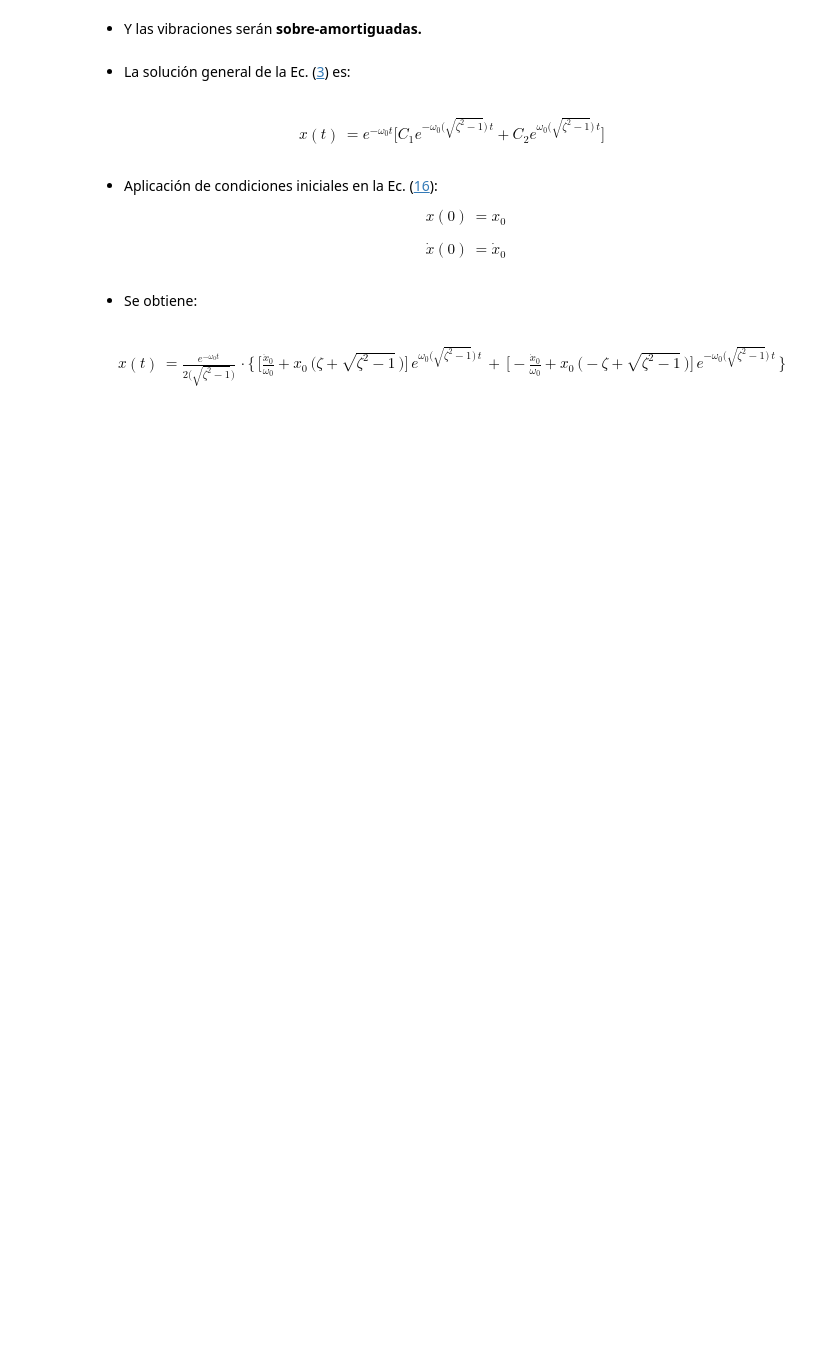
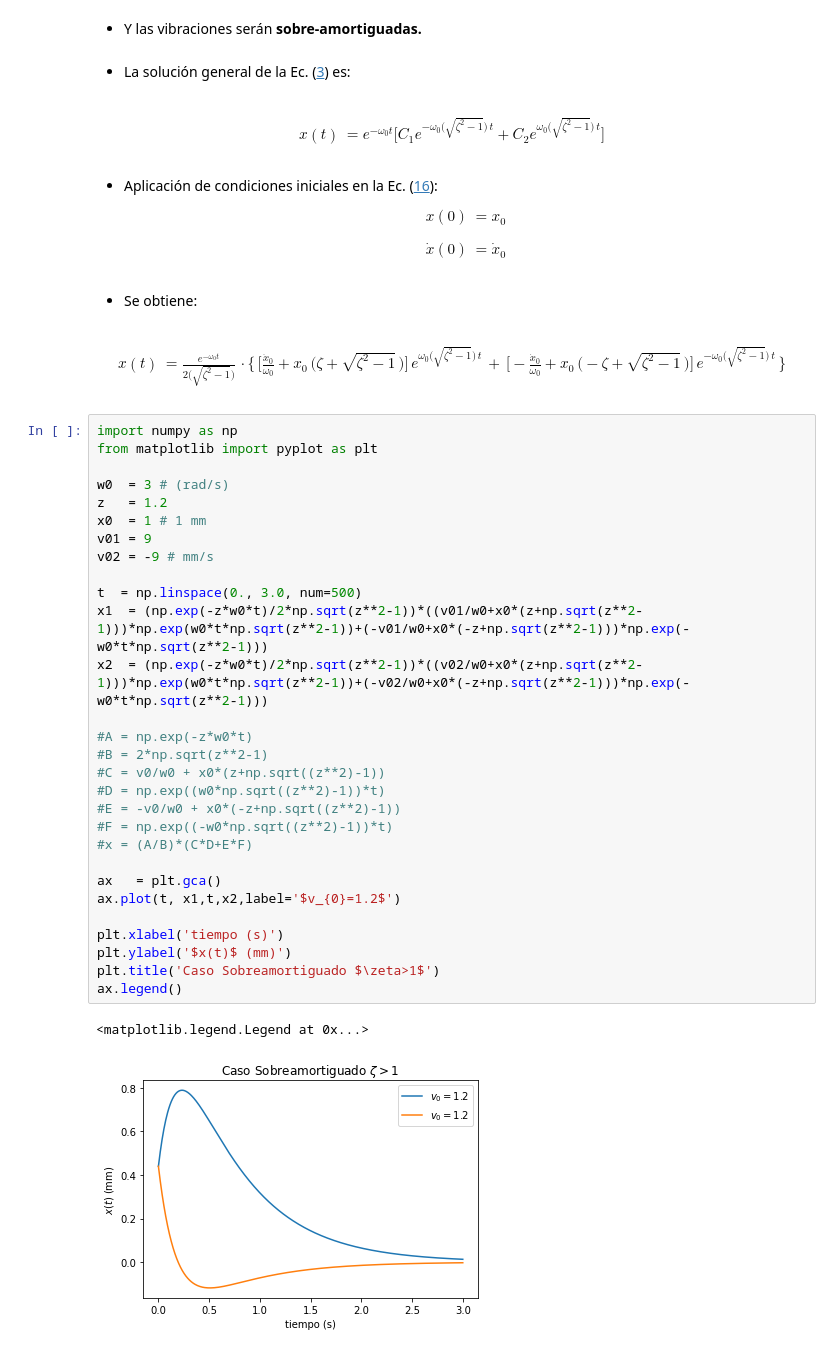
Before and after one commit to rafaelphayde/acus125-RafaelP-DanielaN, a Jupyter notebook: Tarea 2 - ACUS125 - Daniela Narvaez y Rafael Penailillo.ipynb, the cells around one changed output. Saved outputs shown, nothing was run; the diff lists cells and outputs as text; blank space fills up the shorter version.

```diff
--- a/Tarea 2 - ACUS125 - Daniela Narvaez y Rafael Penailillo.ipynb
+++ b/Tarea 2 - ACUS125 - Daniela Narvaez y Rafael Penailillo.ipynb
@@ -204,3 +324,35 @@ x(0)&=x_{0}
 x(t)&=\frac{e^{-\omega_{0}t}}{2\big(\sqrt{\zeta^{2}-1}\big)}\,\cdot\bigg\{\,\bigg[\frac{\dot{x}_{0}}{\omega_{0}}+x_{0}\,\big(\zeta+\sqrt{\zeta^{2}-1}\,\big)\bigg]\,e^{\omega_{0}\big(\sqrt{\zeta^{2}-1}\big)\,t}\,+\,\bigg[-\frac{\dot{x}_{0}}{\omega_{0}}+x_{0}\,\big(-\zeta+\sqrt{\zeta^{2}-1}\,\big)\bigg]\,e^{-\omega_{0}\big(\sqrt{\zeta^{2}-1}\big)\,t}\,\bigg\}
 \label{eq17}\tag{17}
 \end{align*}
+# %%
+import numpy as np
+from matplotlib import pyplot as plt
+
+w0  = 3 # (rad/s)
+z   = 1.2
+x0  = 1 # 1 mm
+v01 = 9
+v02 = -9 # mm/s
+
+t  = np.linspace(0., 3.0, num=500)
+x1  = (np.exp(-z*w0*t)/2*np.sqrt(z**2-1))*((v01/w0+x0*(z+np.sqrt(z**2-1)))*np.exp(w0*t*np.sqrt(z**2-1))+(-v01/w0+x0*(-z+np.sqrt(z**2-1)))*np.exp(-w0*t*np.sqrt(z**2-1)))
+x2  = (np.exp(-z*w0*t)/2*np.sqrt(z**2-1))*((v02/w0+x0*(z+np.sqrt(z**2-1)))*np.exp(w0*t*np.sqrt(z**2-1))+(-v02/w0+x0*(-z+np.sqrt(z**2-1)))*np.exp(-w0*t*np.sqrt(z**2-1)))
+
+#A = np.exp(-z*w0*t)
+#B = 2*np.sqrt(z**2-1)
+#C = v0/w0 + x0*(z+np.sqrt((z**2)-1))
+#D = np.exp((w0*np.sqrt((z**2)-1))*t)
+#E = -v0/w0 + x0*(-z+np.sqrt((z**2)-1))
+#F = np.exp((-w0*np.sqrt((z**2)-1))*t)
+#x = (A/B)*(C*D+E*F)
+
+ax   = plt.gca()
+ax.plot(t, x1,t,x2,label='$v_{0}=1.2$')
+
+plt.xlabel('tiempo (s)')
+plt.ylabel('$x(t)$ (mm)')
+plt.title('Caso Sobreamortiguado $\zeta>1$')
+ax.legend()
+# %% [output]
+<matplotlib.legend.Legend at 0x...>
+[figure, added]
```
Also changed, not shown: parts of 46 cells of this notebook.
